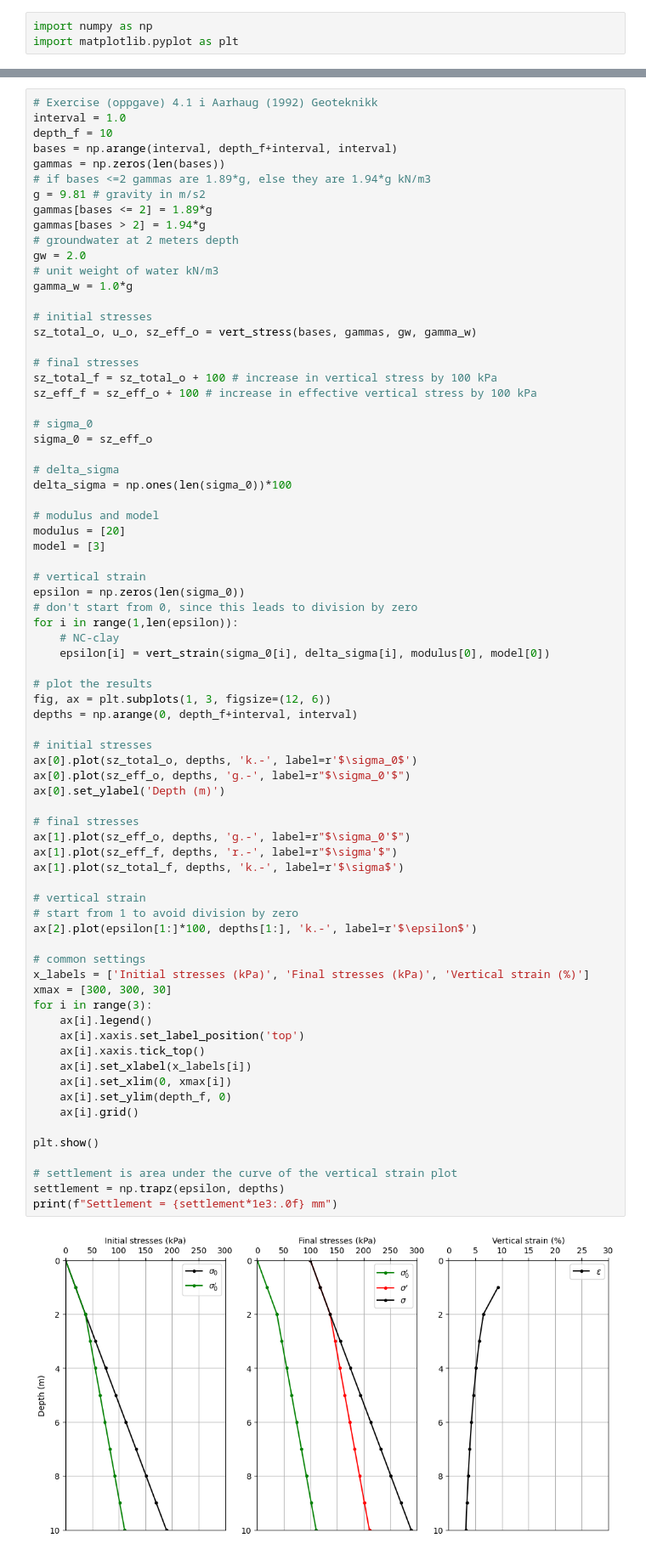
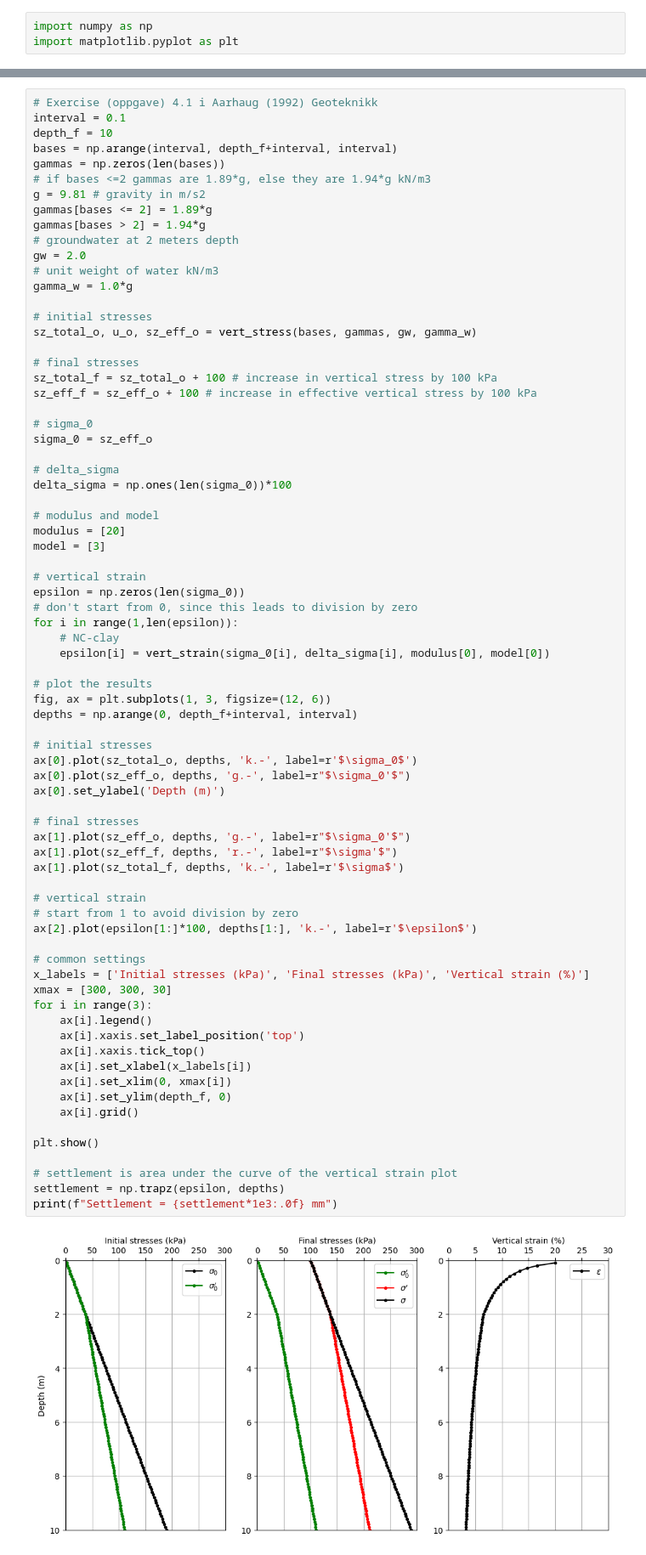
Before and after one commit to nfcd/geotech, a Jupyter notebook: settlements.ipynb, the cells around one changed output, grey strips where cells are left out. Shown at 85% size. Cells and saved outputs as stored; diff of their text form.

```diff
--- a/settlements.ipynb
+++ b/settlements.ipynb
@@ -308,6 +299,6 @@ Settlement = 153 mm
 # %%
 # Exercise (oppgave) 4.1 i Aarhaug (1992) Geoteknikk
-interval = 1.0
+interval = 0.1
 depth_f = 10
 bases = np.arange(interval, depth_f+interval, interval)
 gammas = np.zeros(len(bases))
@@ -353,31 +344,31 @@ ax[0].plot(sz_total_o, depths, 'k.-', label=r'$\sigma_0$')
 ax[0].plot(sz_eff_o, depths, 'g.-', label=r"$\sigma_0'$")
 ax[0].set_ylabel('Depth (m)')
 
 # final stresses
 ax[1].plot(sz_eff_o, depths, 'g.-', label=r"$\sigma_0'$")
 ax[1].plot(sz_eff_f, depths, 'r.-', label=r"$\sigma'$")
 ax[1].plot(sz_total_f, depths, 'k.-', label=r'$\sigma$')
 
 # vertical strain
 # start from 1 to avoid division by zero
 ax[2].plot(epsilon[1:]*100, depths[1:], 'k.-', label=r'$\epsilon$')
 
 # common settings
 x_labels = ['Initial stresses (kPa)', 'Final stresses (kPa)', 'Vertical strain (%)']
 xmax = [300, 300, 30]
 for i in range(3):
     ax[i].legend()
     ax[i].xaxis.set_label_position('top')
     ax[i].xaxis.tick_top()
     ax[i].set_xlabel(x_labels[i])
     ax[i].set_xlim(0, xmax[i])
     ax[i].set_ylim(depth_f, 0)
     ax[i].grid()
 
 plt.show()
 
 # settlement is area under the curve of the vertical strain plot
 settlement = np.trapz(epsilon, depths)
 print(f"Settlement = {settlement*1e3:.0f} mm")
 # %% [output]
-[figure, old version]
+[figure, new version]
```
Also changed, not shown: parts of 5 cells of this notebook, 1 other file.
